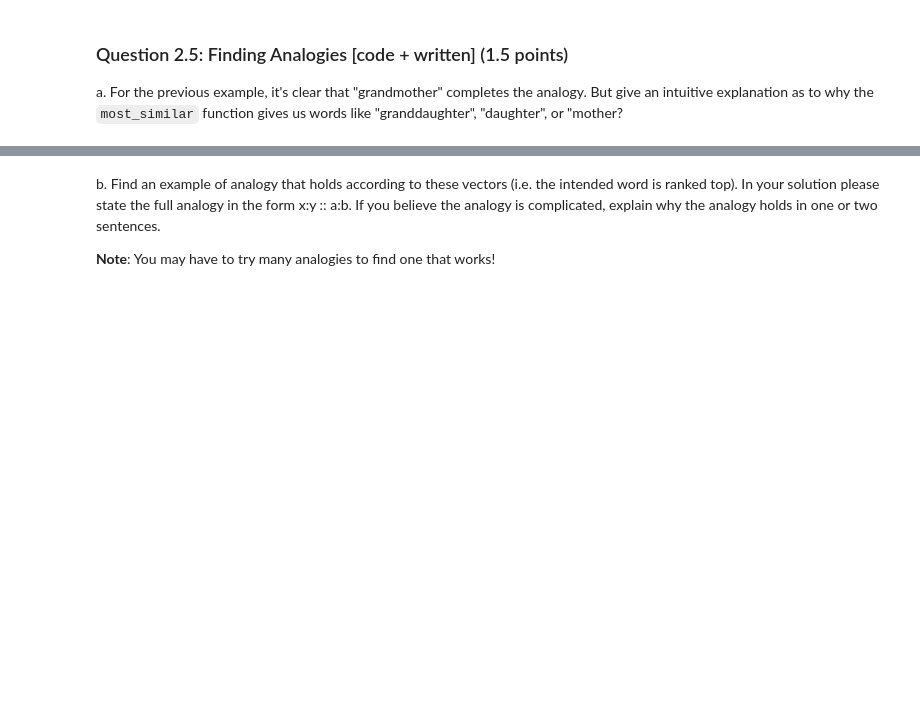
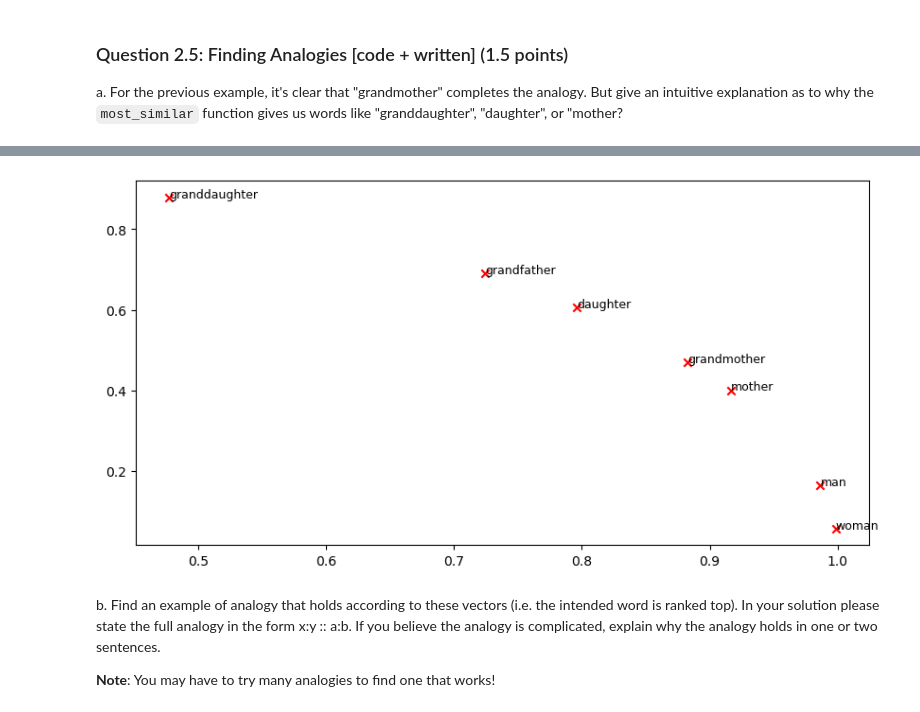
Before and after one commit to Praveen-Rangavajhula/cs224n, a Jupyter notebook: assignments/a1/code/exploring_word_vectors.ipynb, the cells around one changed output, grey strips where cells are left out. Saved outputs shown, nothing was run; the diff lists cells and outputs as text; code cells hidden in the pictures; blank space fills up the shorter version.

Commit message:
Completed assignment 1 exploring_word_vectors.ipynb

```diff
--- a/assignments/a1/code/exploring_word_vectors.ipynb
+++ b/assignments/a1/code/exploring_word_vectors.ipynb
@@ -649,3 +819,8 @@ a. For the previous example, it's clear that "grandmother" completes the analogy
+# %%
+# We can also see the actual 2D embeddings of these to get an idea.
+plot_embeddings(M_reduced_normalized, word2ind, ['grandmother', 'granddaughter', 'daughter', 'mother', 'grandfather', 'woman', 'man'])
+# %% [output]
+[figure, added]
 # %% [markdown]
 b. Find an example of analogy that holds according to these vectors (i.e. the intended word is ranked top). In your solution please state the full analogy in the form x:y :: a:b. If you believe the analogy is complicated, explain why the analogy holds in one or two sentences.
 
```
Also changed, not shown: parts of 41 cells of this notebook.
